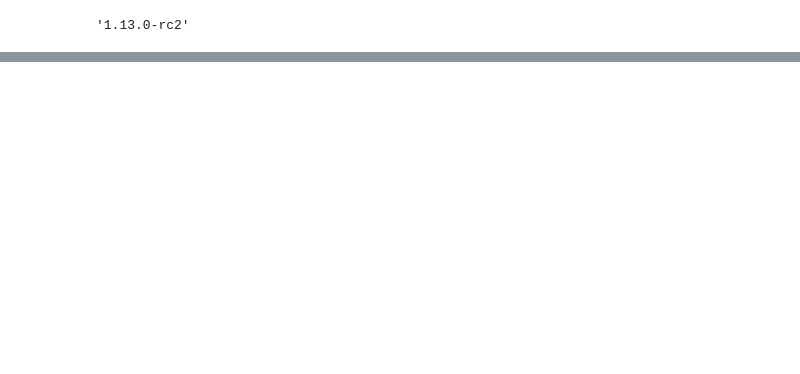
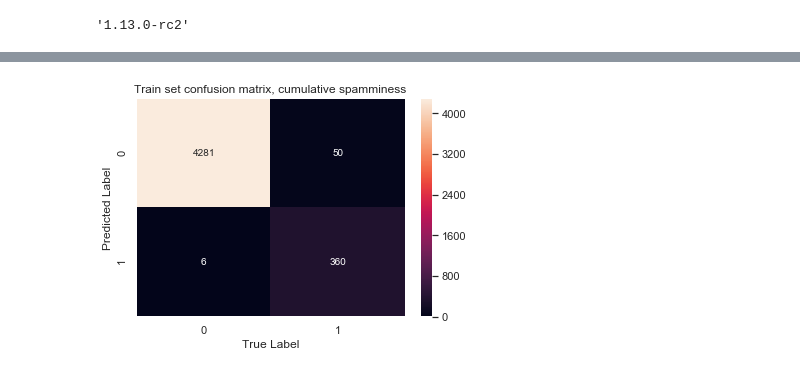
Before and after one commit to naallen/osrs-spam-detection, a Jupyter notebook: train.ipynb, the cells around one changed output, grey strips where cells are left out. Saved outputs shown, nothing was run; the diff lists cells and outputs as text; code cells hidden in the pictures; blank space fills up the shorter version.

```diff
--- a/train.ipynb
+++ b/train.ipynb
@@ -53,11 +58,22 @@ split_val = (2 ** 128 - 1) * train_split
 df['usermd5'] = [int(hashlib.md5(user.encode("utf-8")).hexdigest(), 16) for user in df['user']]
 traindf = df[df['usermd5'] < split_val]
 testdf = df[df['usermd5'] > split_val]
+df.drop(columns=['usermd5'], inplace=True)
+traindf.drop(columns=['usermd5'], inplace=True)
+testdf.drop(columns=['usermd5'], inplace=True)
+
+# Clean message function. Remove punctuation, repeated whitespace, and convert everything to lowercase
+# We don't tokenize by words, instead just use ascii encoding
+def clean_message(msg):
+    #msg = msg.translate(str.maketrans('', '', string.punctuation))
+    #msg = msg.lower()
+    #msg = re.sub(' +', ' ', msg)
+    return unicodedata.normalize('NFKD', msg).encode('ascii','ignore')
 
 # Messages are short enough that we probably don't need to tokenize by words
-# Instead, just encode them as a list of ints using utf-8 encoding and use that as the input sequence
 
-seqs = pad_sequences([list(msg.encode('utf-8')) for msg in np.array(df['message'])], maxlen=max_chars)
+encoded_msgs = [list(clean_message(msg)) for msg in np.array(df['message'])]
+seqs = pad_sequences(encoded_msgs, maxlen=max_chars)
 seqs = seqs.reshape((len(seqs), max_chars, 1))
 
 msg_train = traindf['message']
@@ -293,0 +278,11 @@ traindf[traindf['spam'] != traindf['cumulativespam']]
+# %%
+conf = confusion_matrix(traindf['cumulativespam'], traindf['spam'])
+fig = sns.heatmap(conf, annot=True, fmt='g')
+fig.set_xlabel("True Label")
+fig.set_ylabel("Predicted Label")
+fig.set_title("Train set confusion matrix, cumulative spamminess")
+plt.show()
+
+traindf[traindf['spam'] != traindf['cumulativespam']]
+# %% [output]
+[figure, added]
```
Also changed, not shown: parts of 18 cells of this notebook, 2 other files.
